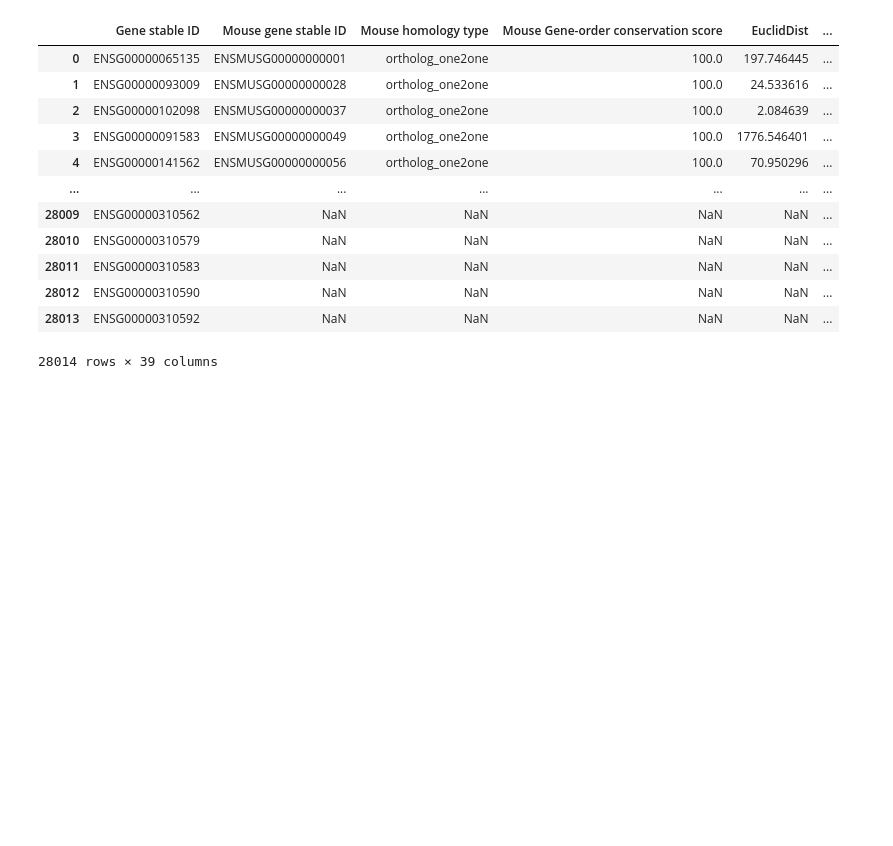
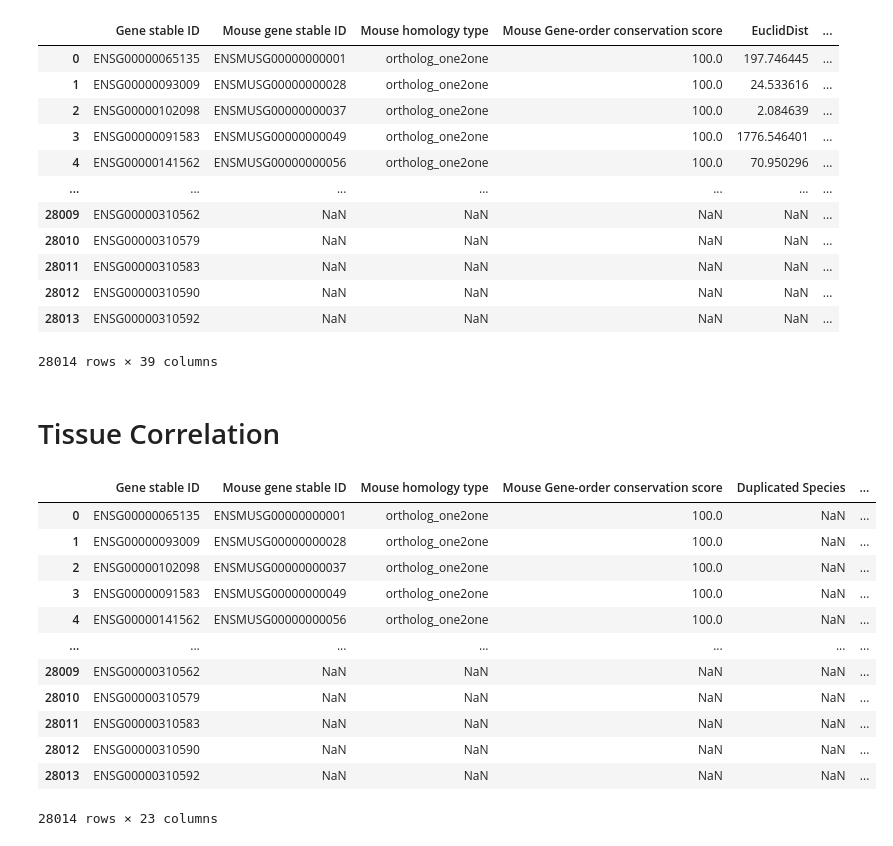
Before and after one commit to AndrewH72/Gene-Duplication, a Jupyter notebook: scripts/dataAnalysis.ipynb, the cells around one changed output. Cells and saved outputs as stored; diff of their text form; code cells hidden in the pictures; blank space fills up the shorter version.

```diff
--- a/scripts/dataAnalysis.ipynb
+++ b/scripts/dataAnalysis.ipynb
@@ -1143,3 +1143,5 @@ masterTableHumanMouse
 | 28012 | ENSG00000310590 | NaN | NaN | NaN | NaN | ... |
 | 28013 | ENSG00000310592 | NaN | NaN | NaN | NaN | ... |
 28014 rows × 39 columns
+# %% [markdown]
+# Tissue Correlation
@@ -1145,0 +1189,18 @@ masterTableHumanMouse
+# %%
+orthoTable = pd.read_csv("/Users/andrewhsu/Projects/McNair/data/orthologTableDistDupeBioTypeParentalDaughterGOEPExon.csv")
+orthoTableEP = orthoTable.iloc[:, np.r_[0:4, 11:12, 14:16, -20:-4]]
+display(orthoTableEP)
+# %% [output]
+|  | Gene stable ID | Mouse gene stable ID | Mouse homology type | Mouse Gene-order conservation score | Duplicated Species | ... |
+| 0 | ENSG00000065135 | ENSMUSG00000000001 | ortholog_one2one | 100.0 | NaN | ... |
+| 1 | ENSG00000093009 | ENSMUSG00000000028 | ortholog_one2one | 100.0 | NaN | ... |
+| 2 | ENSG00000102098 | ENSMUSG00000000037 | ortholog_one2one | 100.0 | NaN | ... |
+| 3 | ENSG00000091583 | ENSMUSG00000000049 | ortholog_one2one | 100.0 | NaN | ... |
+| 4 | ENSG00000141562 | ENSMUSG00000000056 | ortholog_one2one | 100.0 | NaN | ... |
+| ... | ... | ... | ... | ... | ... | ... |
+| 28009 | ENSG00000310562 | NaN | NaN | NaN | NaN | ... |
+| 28010 | ENSG00000310579 | NaN | NaN | NaN | NaN | ... |
+| 28011 | ENSG00000310583 | NaN | NaN | NaN | NaN | ... |
+| 28012 | ENSG00000310590 | NaN | NaN | NaN | NaN | ... |
+| 28013 | ENSG00000310592 | NaN | NaN | NaN | NaN | ... |
+28014 rows × 23 columns
```
Also changed, not shown: parts of 6 cells of this notebook, 2 other files.
